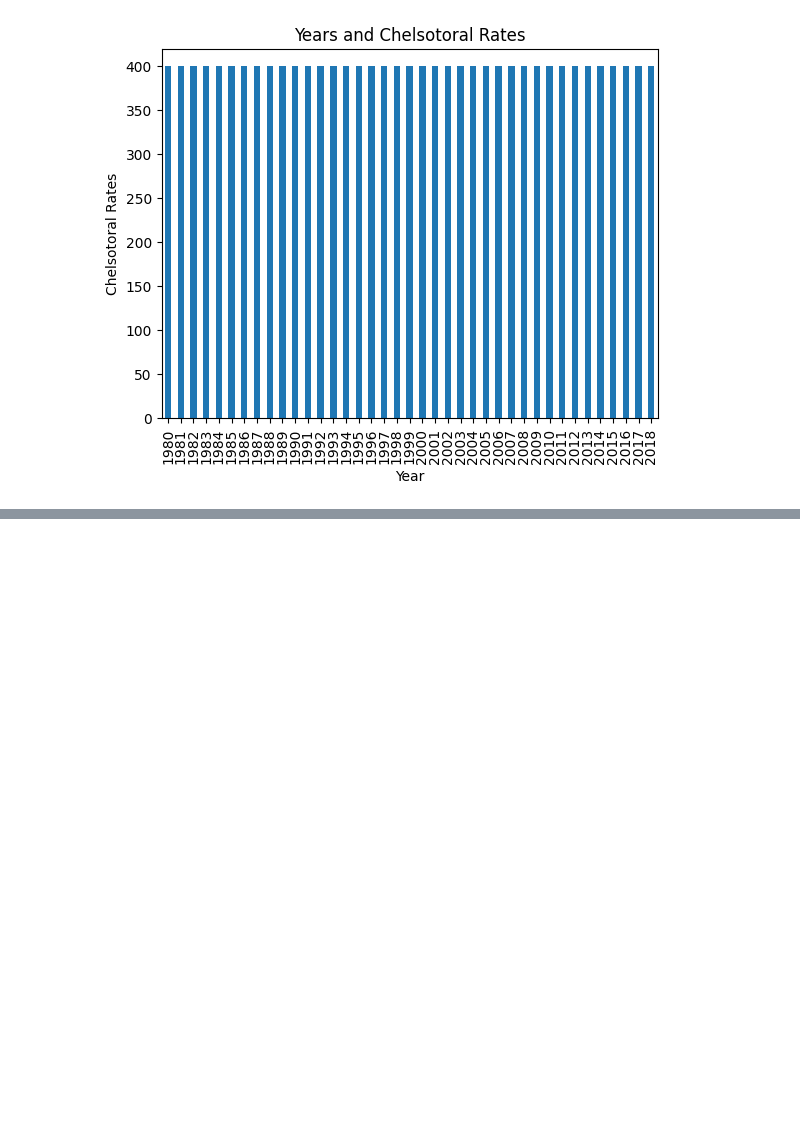
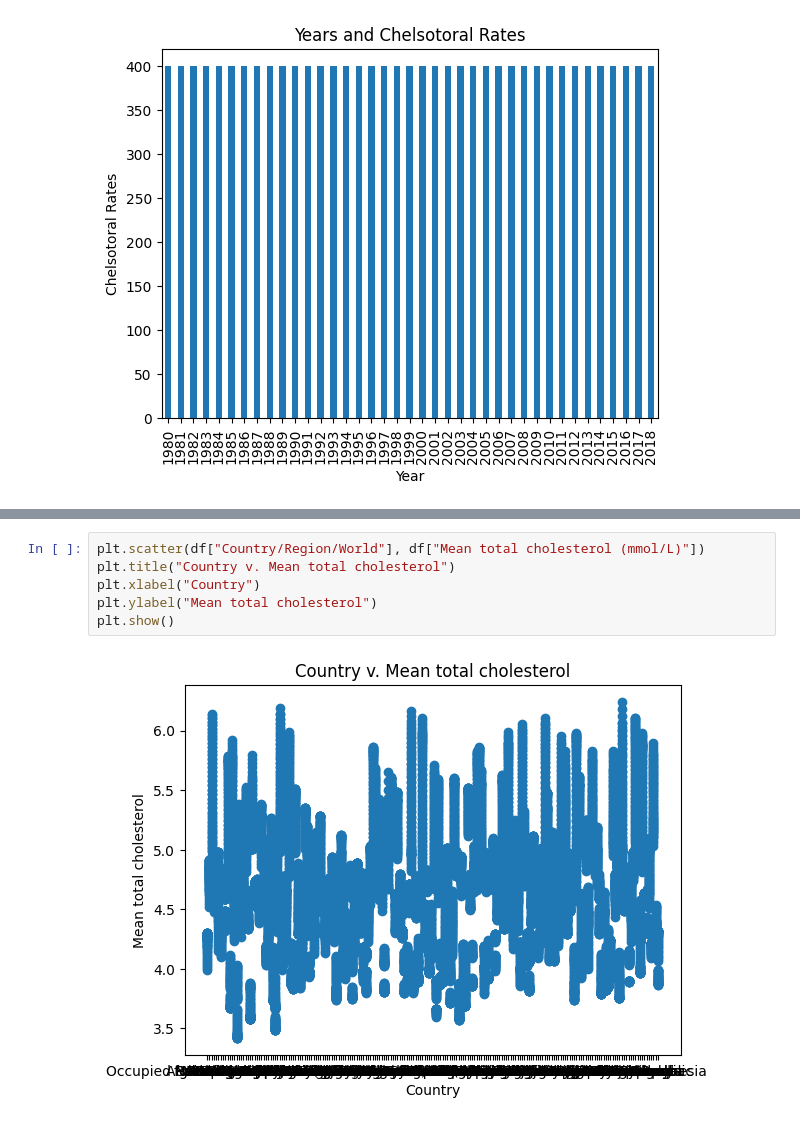
Before and after one commit to muminat58/dsrp_2026, a Jupyter notebook: DSPR_2026_Muminat.ipynb, the cells around one changed output, grey strips where cells are left out. Drawn from its saved outputs; the diff is of its cells as text; blank space fills up the shorter version.

```diff
--- a/DSPR_2026_Muminat.ipynb
+++ b/DSPR_2026_Muminat.ipynb
@@ -114,0 +120,8 @@ plt.show()
+# %%
+plt.scatter(df["Country/Region/World"], df["Mean total cholesterol (mmol/L)"])
+plt.title("Country v. Mean total cholesterol")
+plt.xlabel("Country")
+plt.ylabel("Mean total cholesterol")
+plt.show()
+# %% [output]
+[figure, added]
```
Also changed, not shown: parts of 12 cells of this notebook.
